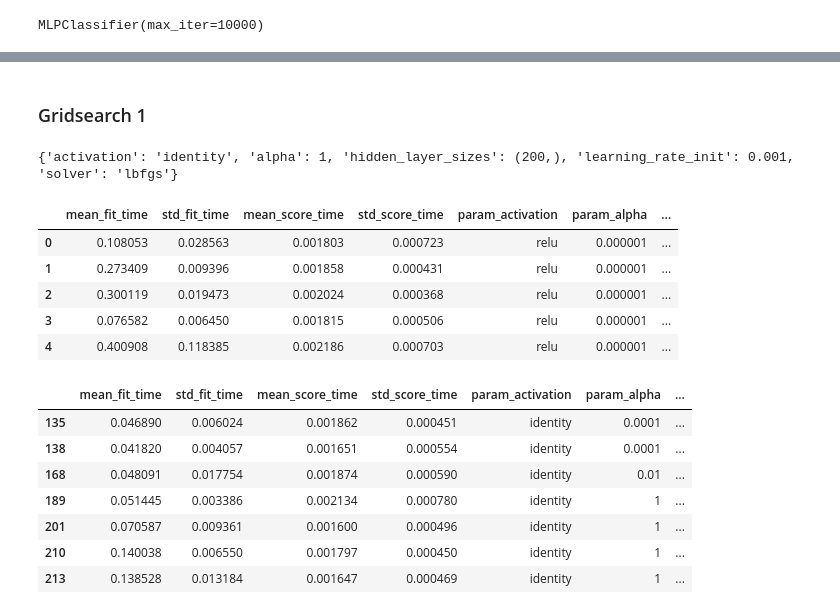
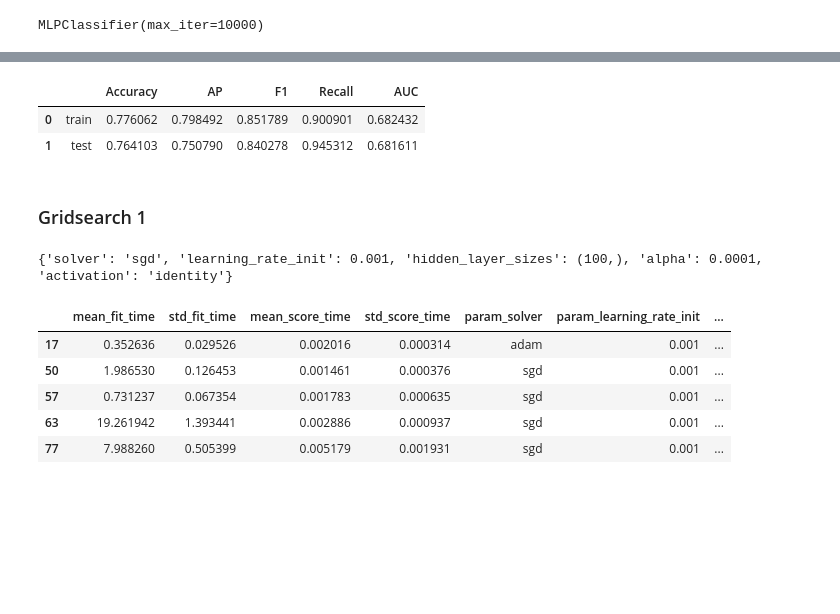
Before and after one commit to iwunduchuks/Osiri-ML-assignement, a Jupyter notebook: Osiri_ML.ipynb, the cells around one changed output, grey strips where cells are left out. Cells and saved outputs as stored; diff of their text form; code cells hidden in the pictures; blank space fills up the shorter version.

```diff
--- a/Osiri_ML.ipynb
+++ b/Osiri_ML.ipynb
@@ -284,12 +389,11 @@ Linear_SVC.fit(X_train, y_train)
 Also implements a 5-fold Crossvalidation
 # %%
 # Implementing Grid search to tune hyper parameters
-# increase max_iter
 param_grid = {
     'penalty': ['l1', 'l2'],
-    'C': [0.5, 1, 2, 4, 6, 8, 10],
+    'C': [0.01, 0.1, 1, 10, 100],
     'loss': ['squared_hinge', 'hinge']
 }
 
-Grid_search = GridSearchCV(LinearSVC(max_iter= 500000), param_grid=param_grid)
+Grid_search = GridSearchCV(LinearSVC(max_iter=500000), param_grid=param_grid)
 Grid_search.fit(X_train, y_train)
@@ -397,0 +457,11 @@ metrics_df
+# %%
+print(Grid_search.best_params_) # best parameters
+CV_Result = pd.DataFrame(Grid_search.cv_results_)
+
+# Top 5 results
+Top5_results = pd.DataFrame()
+for index, row in CV_Result.iterrows():
+    if CV_Result.iloc[index,(len(CV_Result.columns)-1)] <= 5:
+        Top5_results = pd.concat([Top5_results, CV_Result.iloc[[index]]])
+
+Top5_results
@@ -403,14 +491,14 @@ NeuNet.fit(X_train, y_train)
 # %% [output]
 MLPClassifier(max_iter=10000)
 # %%
-{'activation': 'identity', 'alpha': 1, 'hidden_layer_sizes': (200,), 'learning_rate_init': 0.001, 'solver': 'lbfgs'}
+{'solver': 'adam', 'learning_rate_init': 0.001, 'hidden_layer_sizes': (100,), 'alpha': 1, 'activation': 'tanh'}
 NeuNet = MLPClassifier(
-    hidden_layer_sizes= (1000,),
-    activation= 'identity',
-    solver= 'lbfgs',
-    learning_rate_init= 0.01,
+    hidden_layer_sizes= (100,),
+    activation= 'tanh',
+    solver= 'adam',
+    learning_rate_init= 0.0001,
     alpha= 1,
-    max_iter= 1000
+    max_iter=100000
 )
 NeuNet.fit(X_train, y_train)
 # %% [output]
@@ -451,44 +507,40 @@ metrics_df
+# %%
+metric_func(NeuNet, y_test, y_train, X_test, X_train)
+# %% [output]
+|  |  | Accuracy | AP | F1 | Recall | AUC |
+| 0 | train | 0.776062 | 0.798492 | 0.851789 | 0.900901 | 0.682432 |
+| 1 | test | 0.764103 | 0.750790 | 0.840278 | 0.945312 | 0.681611 |
 # %% [markdown]
 ### Gridsearch 1
 # %%
 # Hyper-parameter tuning
 
 param_grid = {
-    'hidden_layer_sizes': [(50,), (100,), (200,)],
+    'hidden_layer_sizes': [(10,), (100,), (1000,)],
     'activation': ['relu', 'identity', 'logistic', 'tanh'],
     'solver': ['lbfgs', 'sgd', 'adam'],
     'alpha': [0.000001,0.0001, 0.01, 1],
     'learning_rate_init': [0.00001, 0.001, 0.1]
 }
 
-Grid_search = RandomizedSearchCV(MLPClassifier(), param_distributions=param_grid, n_iter=100)
+Grid_search = RandomizedSearchCV(MLPClassifier(max_iter=100000), param_distributions=param_grid, n_iter=100)
 Grid_search.fit(X_train, y_train)
 # %%
 print(Grid_search.best_params_) # best parameters
 CV_Result = pd.DataFrame(Grid_search.cv_results_)
-CV_Result.head(5)
+
+# Top 5 results
+Top5_results = pd.DataFrame()
+for index, row in CV_Result.iterrows():
+    if CV_Result.iloc[index,(len(CV_Result.columns)-1)] <= 5:
+        Top5_results = pd.concat([Top5_results, CV_Result.iloc[[index]]])
+
+Top5_results
 # %% [output]
-{'activation': 'identity', 'alpha': 1, 'hidden_layer_sizes': (200,), 'learning_rate_init': 0.001, 'solver': 'lbfgs'}
+{'solver': 'sgd', 'learning_rate_init': 0.001, 'hidden_layer_sizes': (100,), 'alpha': 0.0001, 'activation': 'identity'}
-|  | mean_fit_time | std_fit_time | mean_score_time | std_score_time | param_activation | param_alpha | ... |
-| 0 | 0.108053 | 0.028563 | 0.001803 | 0.000723 | relu | 0.000001 | ... |
-| 1 | 0.273409 | 0.009396 | 0.001858 | 0.000431 | relu | 0.000001 | ... |
-| 2 | 0.300119 | 0.019473 | 0.002024 | 0.000368 | relu | 0.000001 | ... |
-| 3 | 0.076582 | 0.006450 | 0.001815 | 0.000506 | relu | 0.000001 | ... |
-| 4 | 0.400908 | 0.118385 | 0.002186 | 0.000703 | relu | 0.000001 | ... |
+|  | mean_fit_time | std_fit_time | mean_score_time | std_score_time | param_solver | param_learning_rate_init | ... |
+| 17 | 0.352636 | 0.029526 | 0.002016 | 0.000314 | adam | 0.001 | ... |
+| 50 | 1.986530 | 0.126453 | 0.001461 | 0.000376 | sgd | 0.001 | ... |
+| 57 | 0.731237 | 0.067354 | 0.001783 | 0.000635 | sgd | 0.001 | ... |
+| 63 | 19.261942 | 1.393441 | 0.002886 | 0.000937 | sgd | 0.001 | ... |
+| 77 | 7.988260 | 0.505399 | 0.005179 | 0.001931 | sgd | 0.001 | ... |
-# %%
-# Top 5 results
-Top5_results = pd.DataFrame()
-for index, row in CV_Result.iterrows():
-    if CV_Result.iloc[index,(len(CV_Result.columns)-1)] <= 5:
-        Top5_results = pd.concat([Top5_results, CV_Result.iloc[[index]]])
-
-Top5_results
-# %% [output]
-|  | mean_fit_time | std_fit_time | mean_score_time | std_score_time | param_activation | param_alpha | ... |
-| 135 | 0.046890 | 0.006024 | 0.001862 | 0.000451 | identity | 0.0001 | ... |
-| 138 | 0.041820 | 0.004057 | 0.001651 | 0.000554 | identity | 0.0001 | ... |
-| 168 | 0.048091 | 0.017754 | 0.001874 | 0.000590 | identity | 0.01 | ... |
-| 189 | 0.051445 | 0.003386 | 0.002134 | 0.000780 | identity | 1 | ... |
-| 201 | 0.070587 | 0.009361 | 0.001600 | 0.000496 | identity | 1 | ... |
-| 210 | 0.140038 | 0.006550 | 0.001797 | 0.000450 | identity | 1 | ... |
-| 213 | 0.138528 | 0.013184 | 0.001647 | 0.000469 | identity | 1 | ... |
```
Also changed, not shown: parts of 41 cells of this notebook.
